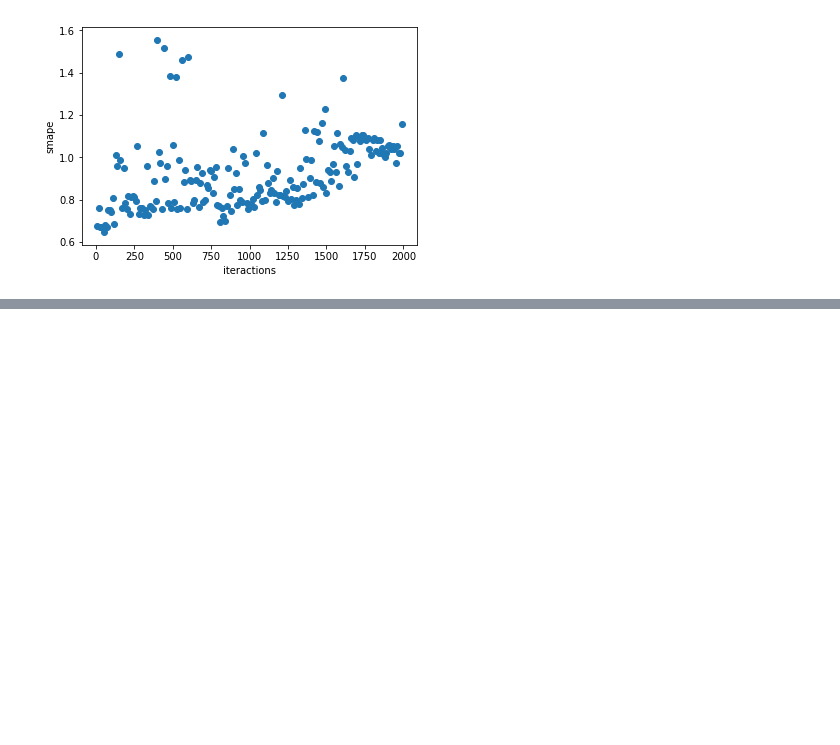
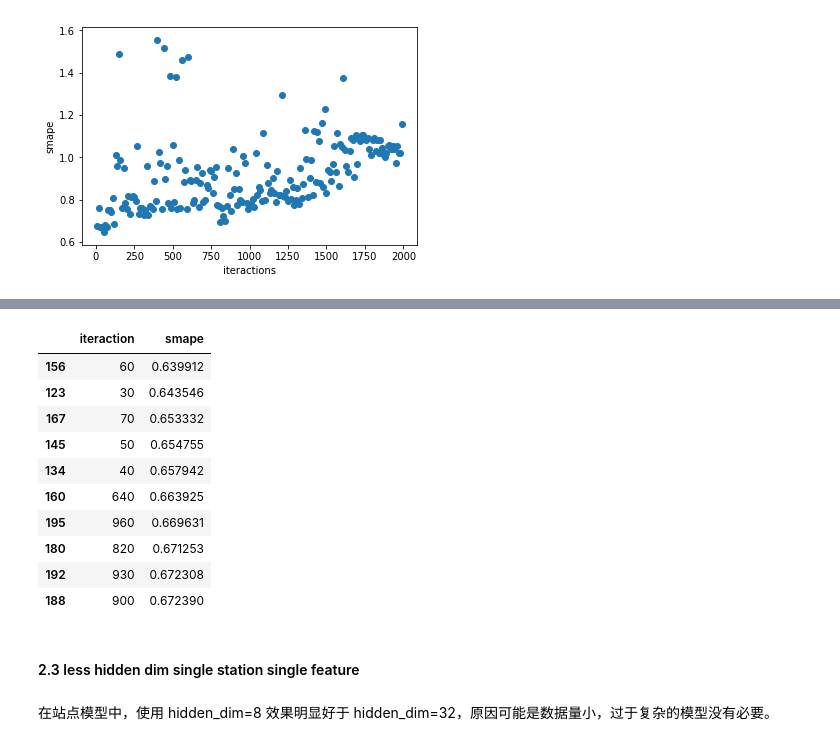
Before and after one commit to txytju/air-quality-prediction, a Jupyter notebook: hyper_parameters_tuning.ipynb, the cells around one changed output, grey strips where cells are left out. Saved outputs shown, nothing was run; the diff lists cells and outputs as text; code cells hidden in the pictures; blank space fills up the shorter version.

Commit message:
[hidden_dim] less dim is better.

```diff
--- a/hyper_parameters_tuning.ipynb
+++ b/hyper_parameters_tuning.ipynb
@@ -156,0 +169,2 @@ plt.ylabel("smape")
+# %%
+df = pd.read_csv("data/meo_one_station_one_feature_seq2seq_result.csv")
@@ -156,0 +180,4 @@ plt.ylabel("smape")
+# %%
+name_group = {"0.7795281971878046":"smape", "multivariate_0_iteractions":"iteraction"}
+df.rename(columns=name_group, inplace=True)
+df['iteraction'] = df['iteraction'].apply(lambda x : x.split("_")[1])
@@ -156,0 +193,18 @@ plt.ylabel("smape")
+# %%
+df.sort_values(by="smape").head(10)
+# %% [output]
+|  | iteraction | smape |
+| 156 | 60 | 0.639912 |
+| 123 | 30 | 0.643546 |
+| 167 | 70 | 0.653332 |
+| 145 | 50 | 0.654755 |
+| 134 | 40 | 0.657942 |
+| 160 | 640 | 0.663925 |
+| 195 | 960 | 0.669631 |
+| 180 | 820 | 0.671253 |
+| 192 | 930 | 0.672308 |
+| 188 | 900 | 0.672390 |
+# %% [markdown]
+#### 2.3 less hidden dim single station single feature
+# %% [markdown]
+在站点模型中，使用 hidden_dim=8 效果明显好于 hidden_dim=32，原因可能是数据量小，过于复杂的模型没有必要。
```
Also changed, not shown: parts of 15 cells of this notebook, 1 other file.
